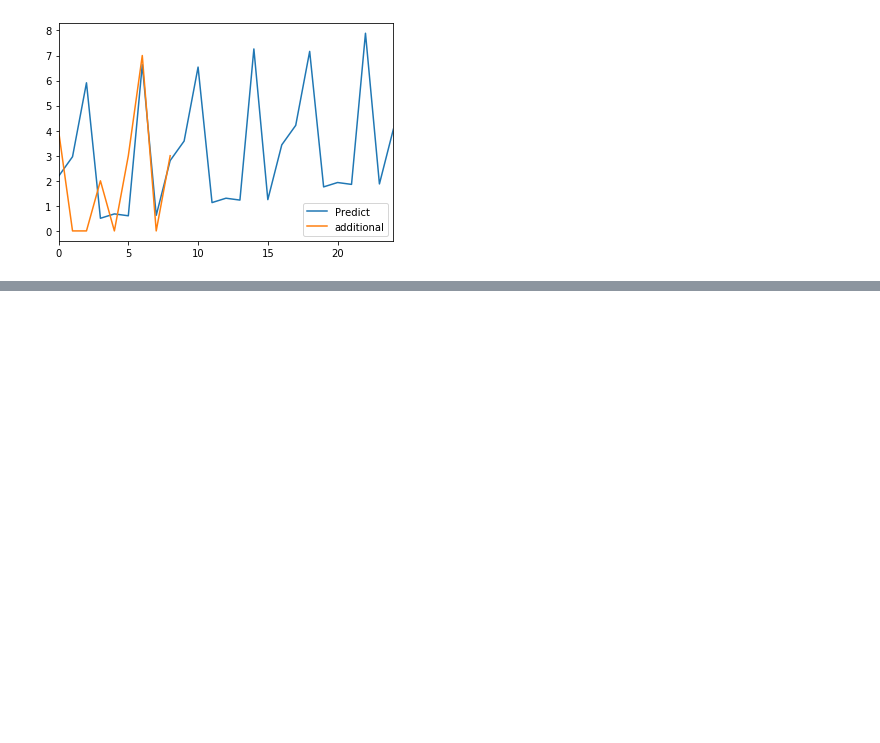
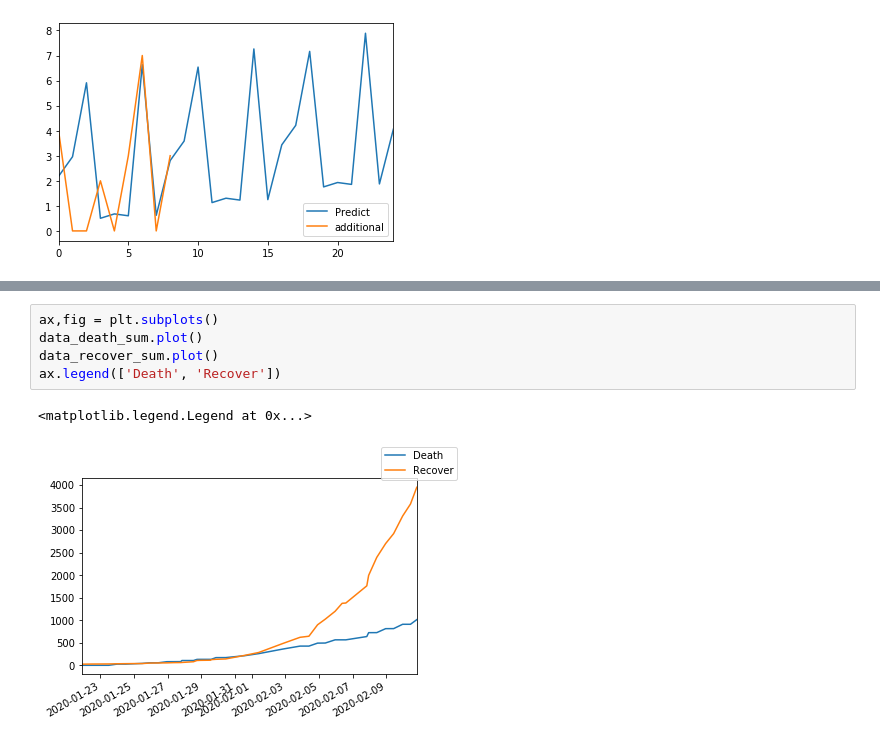
Before and after one commit to Felixwkk/food-classificaion, a Jupyter notebook: coronavirus.ipynb, the cells around one changed output, grey strips where cells are left out. Saved outputs shown, nothing was run; the diff lists cells and outputs as text; blank space fills up the shorter version.

```diff
--- a/coronavirus.ipynb
+++ b/coronavirus.ipynb
@@ -615,0 +658,8 @@ test
+# %%
+ax,fig = plt.subplots()
+data_death_sum.plot()
+data_recover_sum.plot()
+ax.legend(['Death', 'Recover'])
+# %% [output]
+<matplotlib.legend.Legend at 0x...>
+[figure, added]
```
Also changed, not shown: parts of 13 cells of this notebook.
